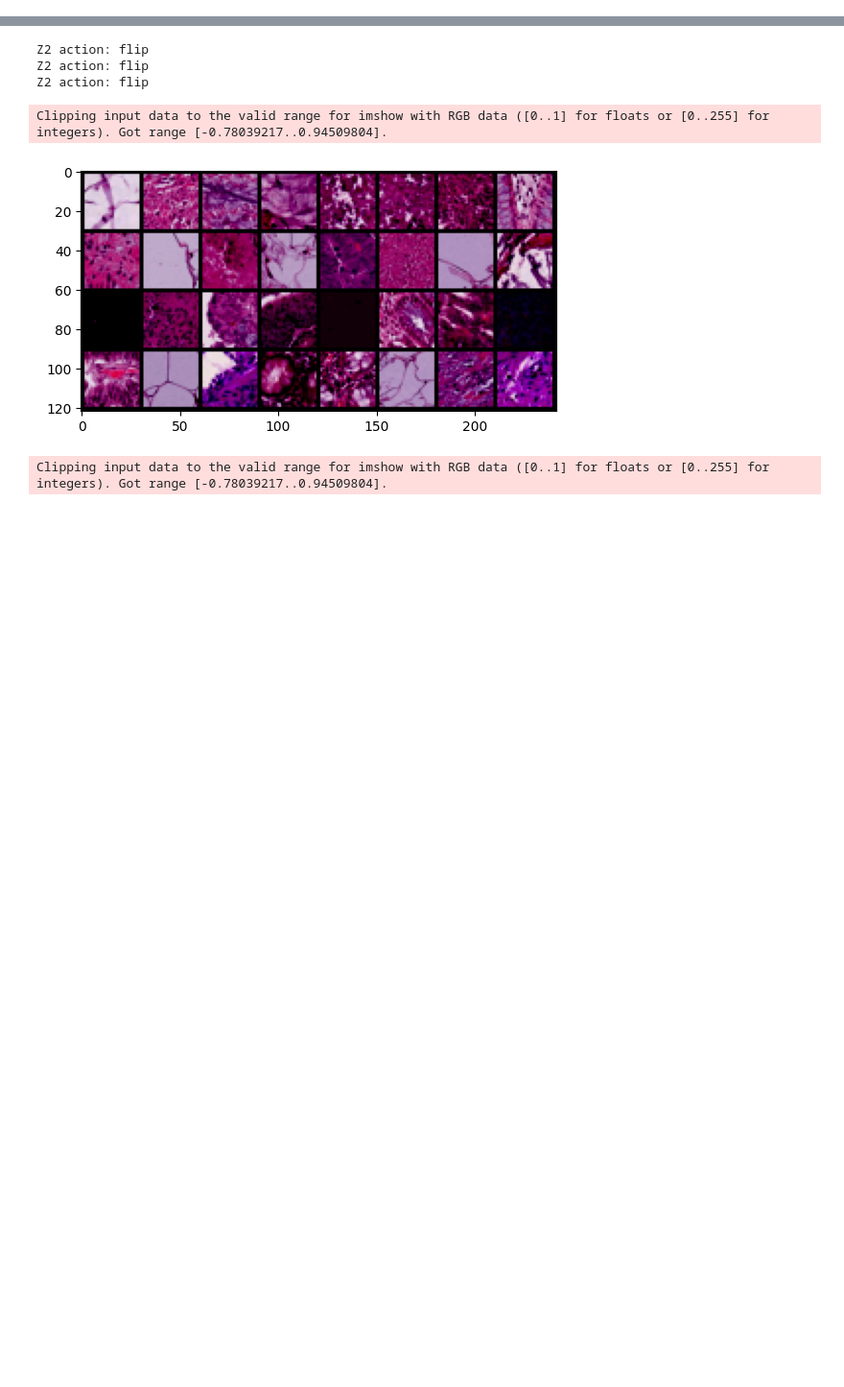
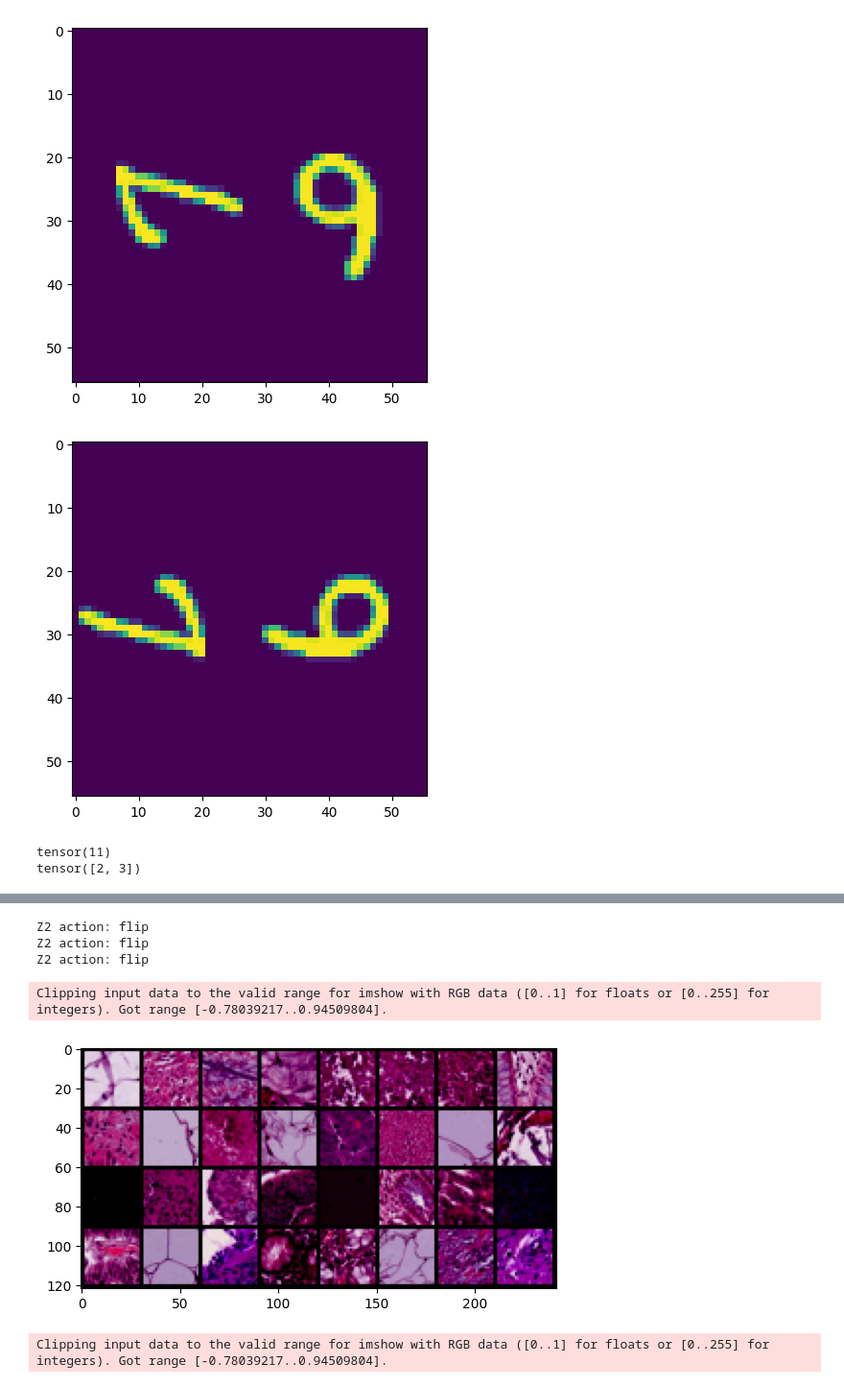
Before and after one commit to rick-ali/MedMNIST_functorial, a Jupyter notebook: play.ipynb, the cells around one changed output, grey strips where cells are left out. Shown at 96% size. Saved outputs shown, nothing was run; the diff lists cells and outputs as text; code cells hidden in the pictures; blank space fills up the shorter version.

```diff
--- a/play.ipynb
+++ b/play.ipynb
@@ -23,3 +25,35 @@ def imshow(img):
     npimg = img.numpy()
     plt.imshow(np.transpose(npimg, (1, 2, 0)))
     plt.show()
+# %%
+def index_to_pair(idx: torch.LongTensor) -> torch.LongTensor:
+    """
+    Given idx of shape (...) with values in 0..15,
+    returns a tensor of shape (..., 2) where each entry [k,0]=i and [k,1]=j
+    such that idx = 4*i + j.
+
+    Works equally on scalars, 1D or higher-dimensional LongTensors.
+    """
+    # ensure long dtype
+    idx = idx.to(dtype=torch.long)
+    i = torch.div(idx, 4, rounding_mode='floor')  # integer division by 4
+    j = idx % 4                                   # remainder mod 4
+    return torch.stack((i, j), dim=-1)
+
+data_module = D4DDMNISTDataModule(1)
+data_module.setup()
+train_loader = data_module.train_dataloader()
+val_loader = data_module.val_dataloader()
+test_loader = data_module.test_dataloader()
+for i, ((x1, y1), (x2, y2), transformation_type, covariate) in enumerate(train_loader):
+    imshow(x1[0])
+    imshow(x2[0])
+    break
+
+print(covariate[0])
+print(index_to_pair(covariate[0]))
+# %% [output]
+[figure, added]
+[figure, added]
+tensor(11)
+tensor([2, 3])
```
Also changed, not shown: parts of 3 cells of this notebook, 18 other files.
